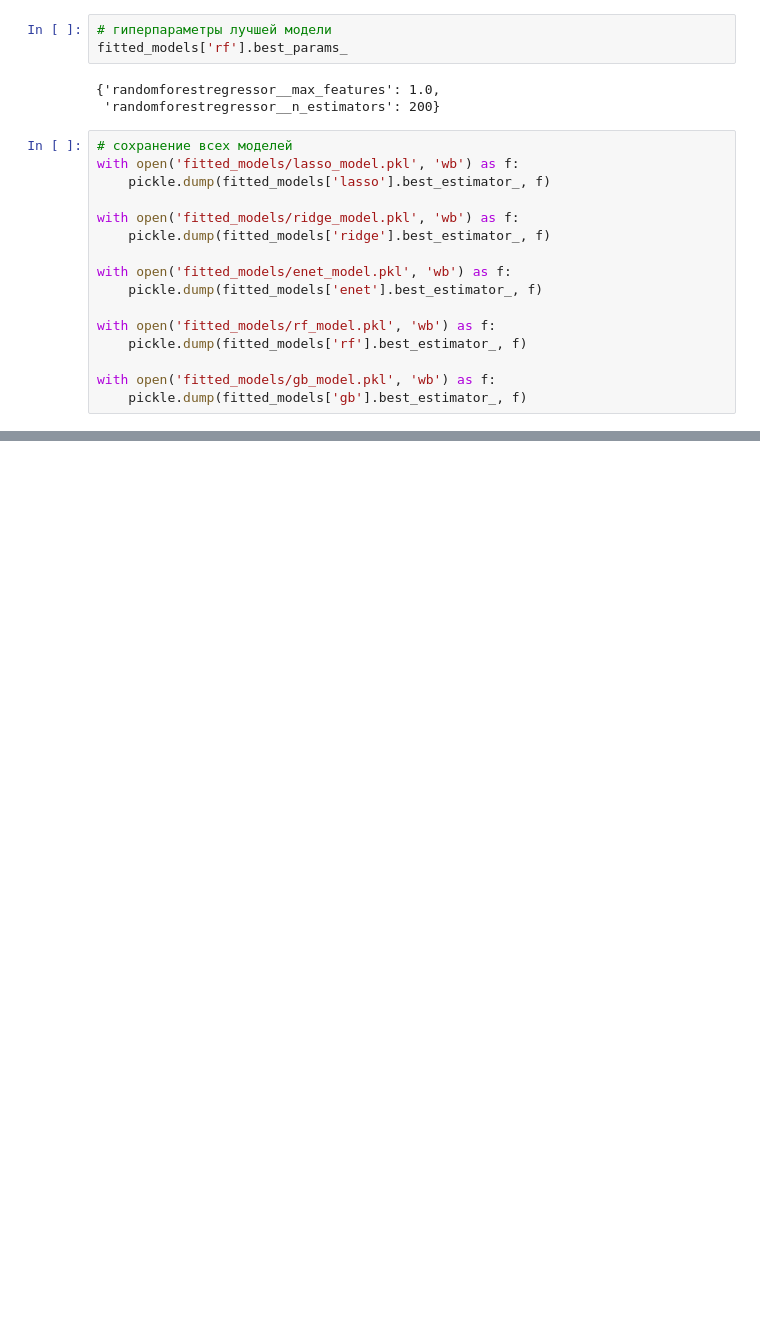
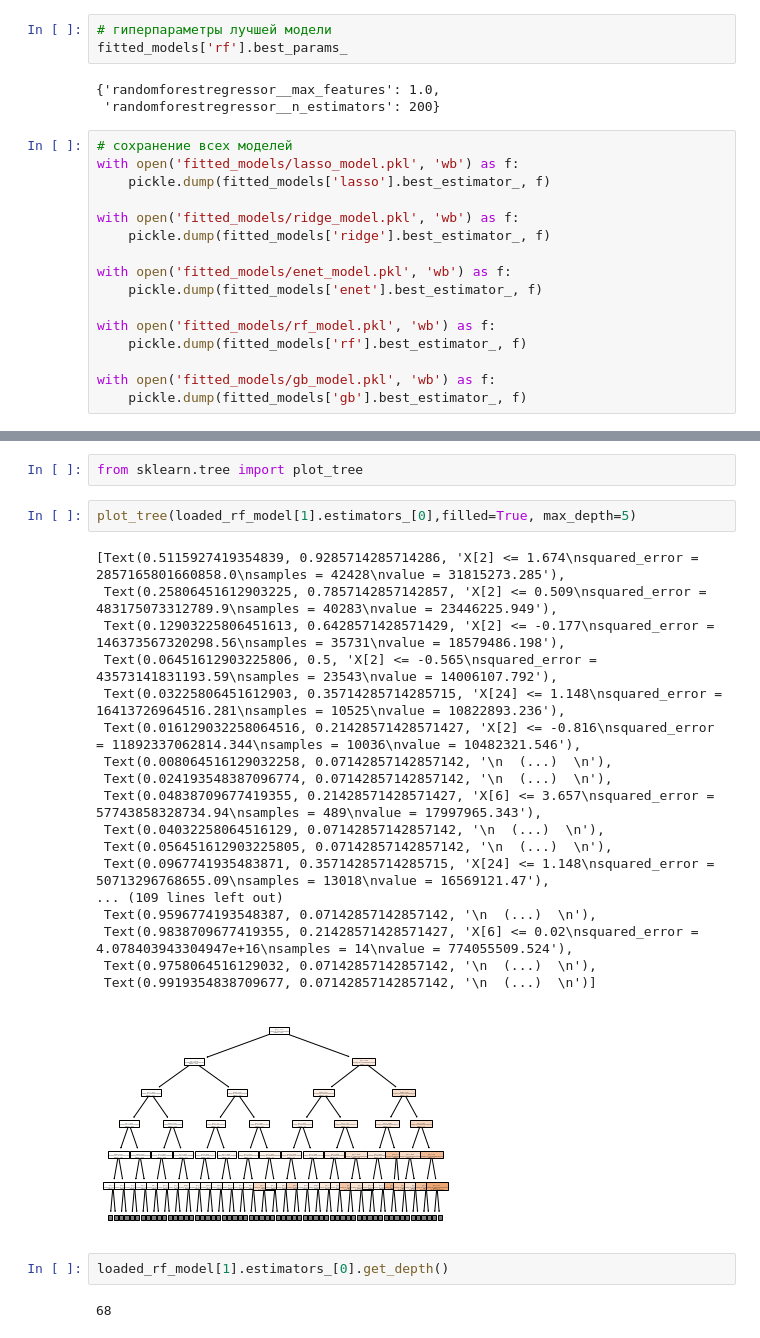
Before and after one commit to AlexShabanova/cian_project, a Jupyter notebook: application/model_training.ipynb, the cells around one changed output, grey strips where cells are left out. Cells and saved outputs as stored; diff of their text form; blank space fills up the shorter version.

```diff
--- a/application/model_training.ipynb
+++ b/application/model_training.ipynb
@@ -326,0 +317,27 @@ print(result)
+# %%
+from sklearn.tree import plot_tree
+# %%
+plot_tree(loaded_rf_model[1].estimators_[0],filled=True, max_depth=5)
+# %% [output]
+[Text(0.5115927419354839, 0.9285714285714286, 'X[2] <= 1.674\nsquared_error = 2857165801660858.0\nsamples = 42428\nvalue = 31815273.285'),
+ Text(0.25806451612903225, 0.7857142857142857, 'X[2] <= 0.509\nsquared_error = 483175073312789.9\nsamples = 40283\nvalue = 23446225.949'),
+ Text(0.12903225806451613, 0.6428571428571429, 'X[2] <= -0.177\nsquared_error = 146373567320298.56\nsamples = 35731\nvalue = 18579486.198'),
+ Text(0.06451612903225806, 0.5, 'X[2] <= -0.565\nsquared_error = 43573141831193.59\nsamples = 23543\nvalue = 14006107.792'),
+ Text(0.03225806451612903, 0.35714285714285715, 'X[24] <= 1.148\nsquared_error = 16413726964516.281\nsamples = 10525\nvalue = 10822893.236'),
+ Text(0.016129032258064516, 0.21428571428571427, 'X[2] <= -0.816\nsquared_error = 11892337062814.344\nsamples = 10036\nvalue = 10482321.546'),
+ Text(0.008064516129032258, 0.07142857142857142, '\n  (...)  \n'),
+ Text(0.024193548387096774, 0.07142857142857142, '\n  (...)  \n'),
+ Text(0.04838709677419355, 0.21428571428571427, 'X[6] <= 3.657\nsquared_error = 57743858328734.94\nsamples = 489\nvalue = 17997965.343'),
+ Text(0.04032258064516129, 0.07142857142857142, '\n  (...)  \n'),
+ Text(0.056451612903225805, 0.07142857142857142, '\n  (...)  \n'),
+ Text(0.0967741935483871, 0.35714285714285715, 'X[24] <= 1.148\nsquared_error = 50713296768655.09\nsamples = 13018\nvalue = 16569121.47'),
+... (109 lines left out)
+ Text(0.9596774193548387, 0.07142857142857142, '\n  (...)  \n'),
+ Text(0.9838709677419355, 0.21428571428571427, 'X[6] <= 0.02\nsquared_error = 4.078403943304947e+16\nsamples = 14\nvalue = 774055509.524'),
+ Text(0.9758064516129032, 0.07142857142857142, '\n  (...)  \n'),
+ Text(0.9919354838709677, 0.07142857142857142, '\n  (...)  \n')]
+[figure, added]
+# %%
+loaded_rf_model[1].estimators_[0].get_depth()
+# %% [output]
+68
```
Also changed, not shown: parts of 12 cells of this notebook, 1 other file.
